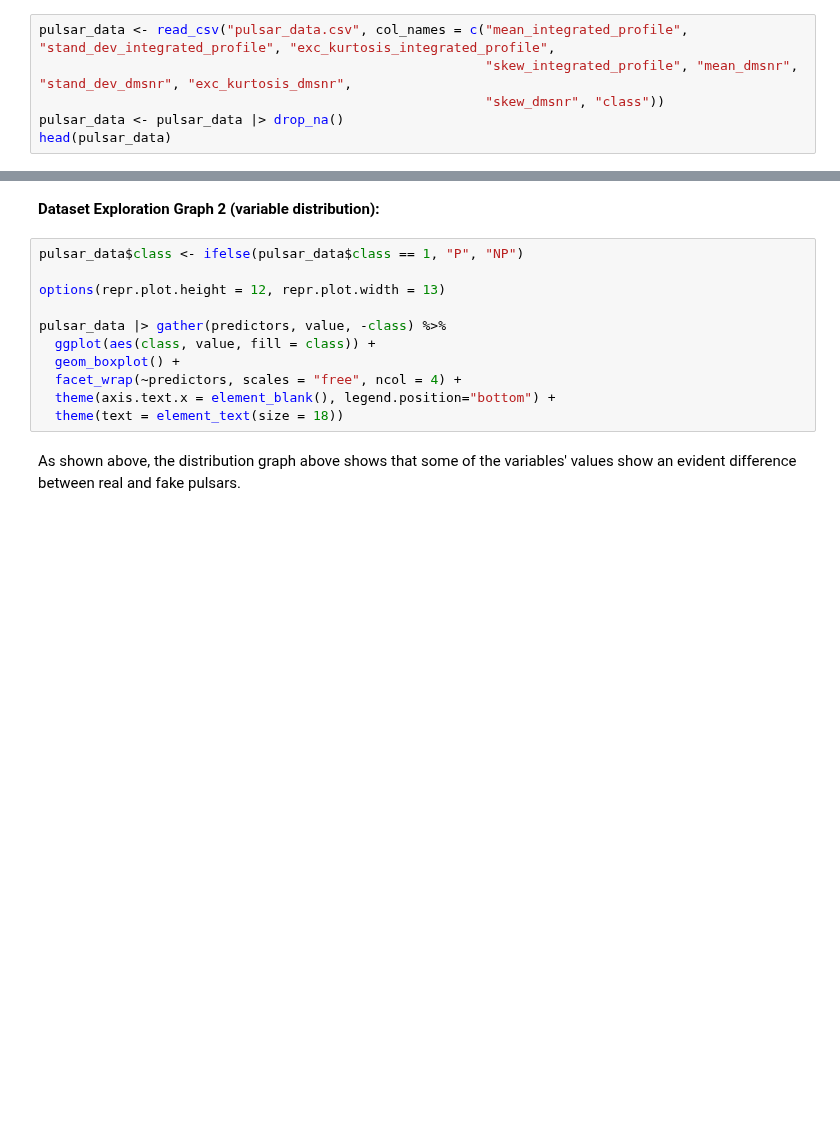
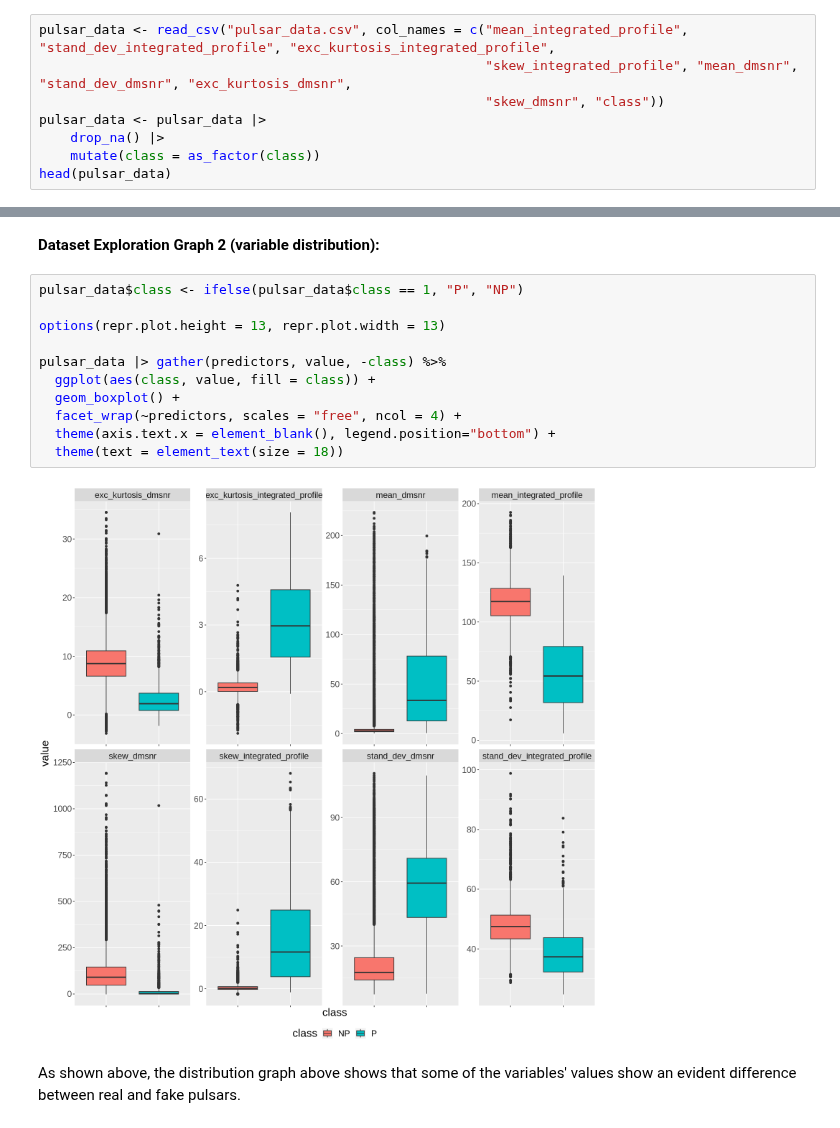
Before and after one commit to nailserverzone/dsci-100-2023w2-group-11, a Jupyter notebook: Final_project.ipynb, the cells around one changed output, grey strips where cells are left out. Drawn from its saved outputs; the diff is of its cells as text; blank space fills up the shorter version.

```diff
--- a/Final_project.ipynb
+++ b/Final_project.ipynb
@@ -64,6 +71,8 @@ We begin by reading in our dataset and tidying it by adding column names and rem
 pulsar_data <- read_csv("pulsar_data.csv", col_names = c("mean_integrated_profile", "stand_dev_integrated_profile", "exc_kurtosis_integrated_profile",
                                                          "skew_integrated_profile", "mean_dmsnr", "stand_dev_dmsnr", "exc_kurtosis_dmsnr",
                                                          "skew_dmsnr", "class"))
-pulsar_data <- pulsar_data |> drop_na()
+pulsar_data <- pulsar_data |>
+    drop_na() |>
+    mutate(class = as_factor(class))
 head(pulsar_data)
 # %% [output]
@@ -86,14 +107,16 @@ We can see that there is a different correlation value between the variables whe
 # %%
 pulsar_data$class <- ifelse(pulsar_data$class == 1, "P", "NP")
 
-options(repr.plot.height = 12, repr.plot.width = 13)
+options(repr.plot.height = 13, repr.plot.width = 13)
 
 pulsar_data |> gather(predictors, value, -class) %>%
   ggplot(aes(class, value, fill = class)) +
   geom_boxplot() +
   facet_wrap(~predictors, scales = "free", ncol = 4) +
   theme(axis.text.x = element_blank(), legend.position="bottom") +
   theme(text = element_text(size = 18))
+# %% [output]
+[figure, added]
 # %% [markdown]
 As shown above, the distribution graph above shows that some of the variables' values show an evident difference between real and fake pulsars.
 # %% [markdown]
```
Also changed, not shown: parts of 20 cells of this notebook, 1 other file.
